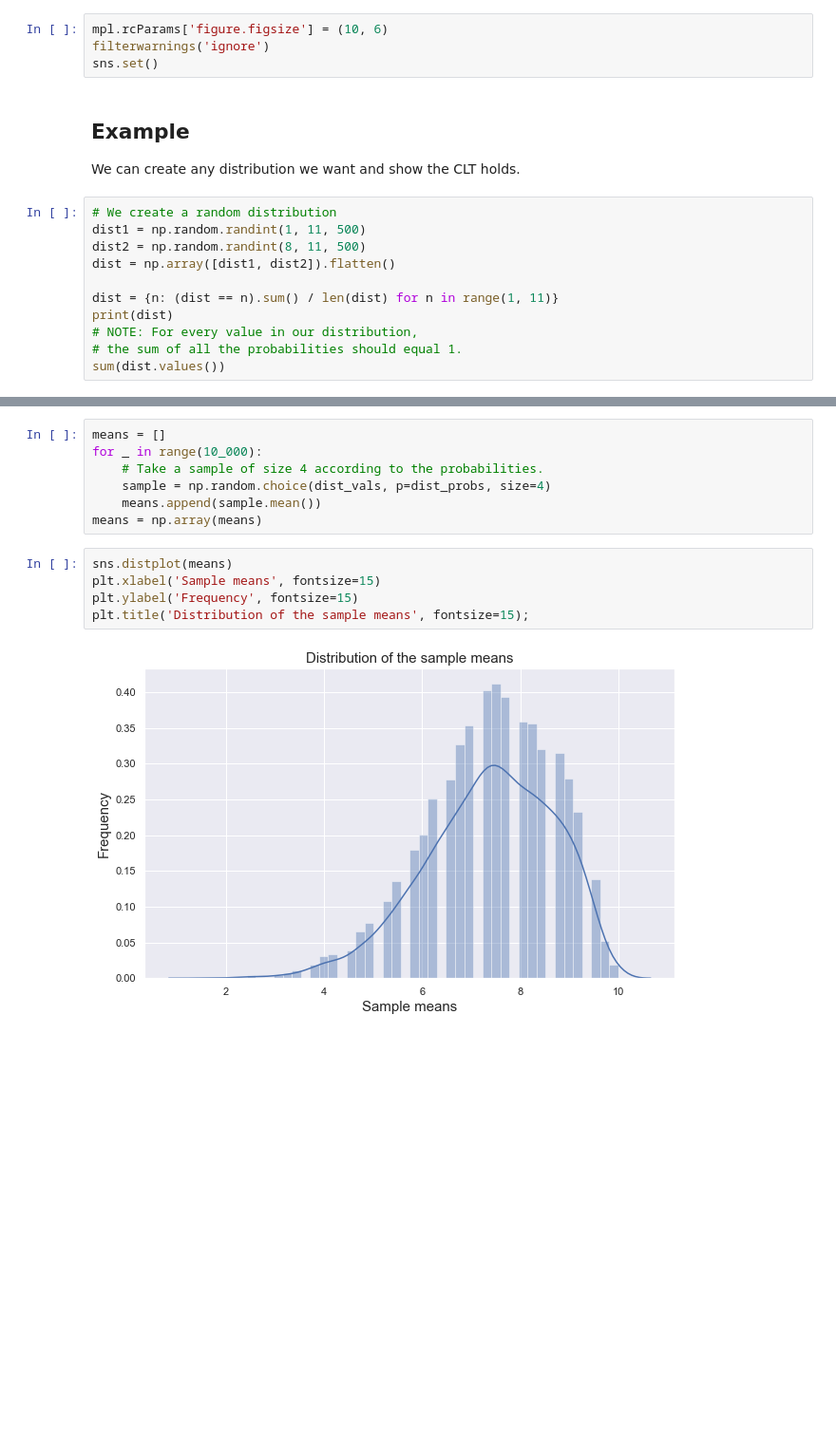
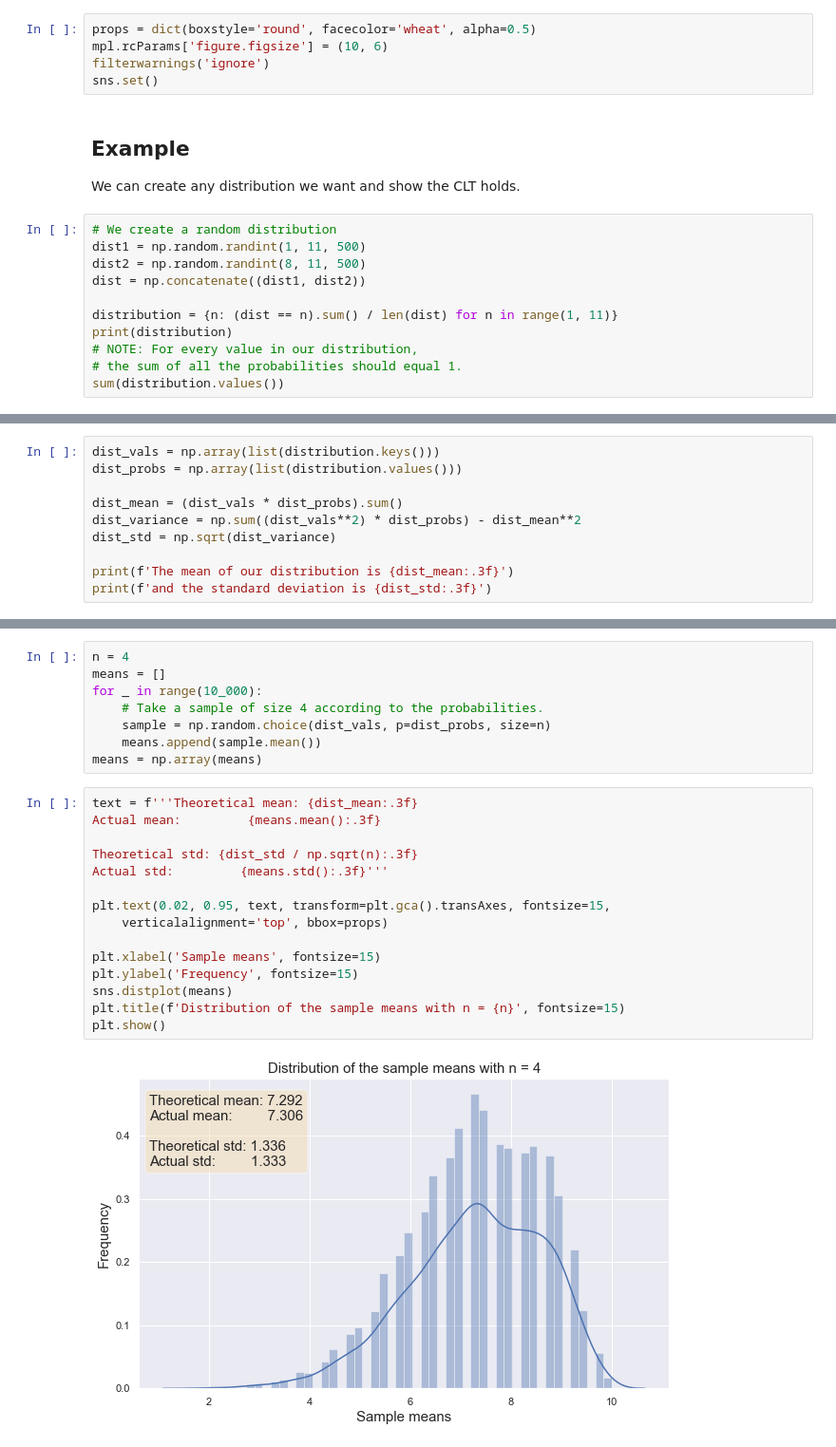
Before and after one commit to eytanohana/Data-Science-and-Statistics, a Jupyter notebook: CLT.ipynb, the cells around one changed output, grey strips where cells are left out. Shown at 95% size. Saved outputs shown, nothing was run; the diff lists cells and outputs as text; blank space fills up the shorter version.

```diff
--- a/CLT.ipynb
+++ b/CLT.ipynb
@@ -20,6 +20,7 @@ import seaborn as sns
 import matplotlib as mpl
 from warnings import filterwarnings
 # %%
+props = dict(boxstyle='round', facecolor='wheat', alpha=0.5)
 mpl.rcParams['figure.figsize'] = (10, 6)
 filterwarnings('ignore')
 sns.set()
@@ -31,11 +32,11 @@ We can create any distribution we want and show the CLT holds.
 # We create a random distribution
 dist1 = np.random.randint(1, 11, 500)
 dist2 = np.random.randint(8, 11, 500)
-dist = np.array([dist1, dist2]).flatten()
+dist = np.concatenate((dist1, dist2))
 
-dist = {n: (dist == n).sum() / len(dist) for n in range(1, 11)}
-print(dist)
+distribution = {n: (dist == n).sum() / len(dist) for n in range(1, 11)}
+print(distribution)
 # NOTE: For every value in our distribution,
 # the sum of all the probabilities should equal 1.
-sum(dist.values())
+sum(distribution.values())
 # %% [output]
@@ -51,0 +56,10 @@ plt.ylabel('P(X=k)', fontsize=20);
+# %%
+dist_vals = np.array(list(distribution.keys()))
+dist_probs = np.array(list(distribution.values()))
+
+dist_mean = (dist_vals * dist_probs).sum()
+dist_variance = np.sum((dist_vals**2) * dist_probs) - dist_mean**2
+dist_std = np.sqrt(dist_variance)
+
+print(f'The mean of our distribution is {dist_mean:.3f}')
+print(f'and the standard deviation is {dist_std:.3f}')
@@ -78,15 +80,26 @@ and the standard deviation is 7.355
 # %%
+n = 4
 means = []
 for _ in range(10_000):
     # Take a sample of size 4 according to the probabilities.
-    sample = np.random.choice(dist_vals, p=dist_probs, size=4)
+    sample = np.random.choice(dist_vals, p=dist_probs, size=n)
     means.append(sample.mean())
 means = np.array(means)
 # %%
-sns.distplot(means)
+text = f'''Theoretical mean: {dist_mean:.3f}
+Actual mean:         {means.mean():.3f}
+
+Theoretical std: {dist_std / np.sqrt(n):.3f}
+Actual std:         {means.std():.3f}'''
+
+plt.text(0.02, 0.95, text, transform=plt.gca().transAxes, fontsize=15,
+    verticalalignment='top', bbox=props)
+
 plt.xlabel('Sample means', fontsize=15)
 plt.ylabel('Frequency', fontsize=15)
-plt.title('Distribution of the sample means', fontsize=15);
+sns.distplot(means)
+plt.title(f'Distribution of the sample means with n = {n}', fontsize=15)
+plt.show()
 # %% [output]
-[figure, old version]
+[figure, new version]
 # %% [markdown]
```
Also changed, not shown: parts of 22 cells of this notebook.
